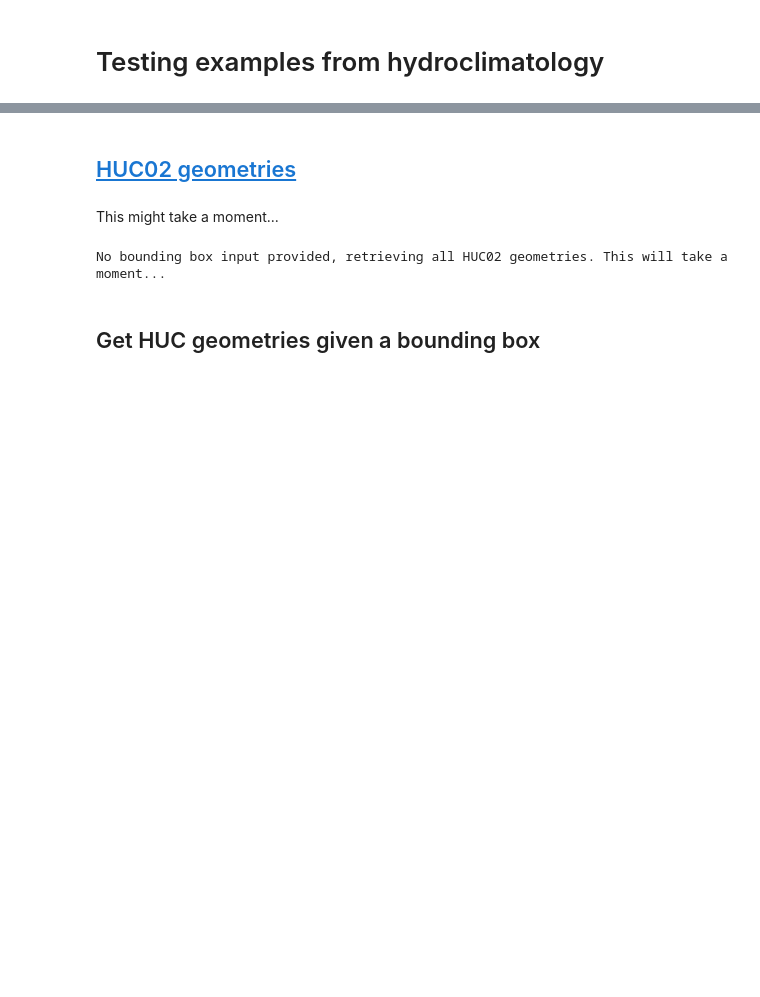
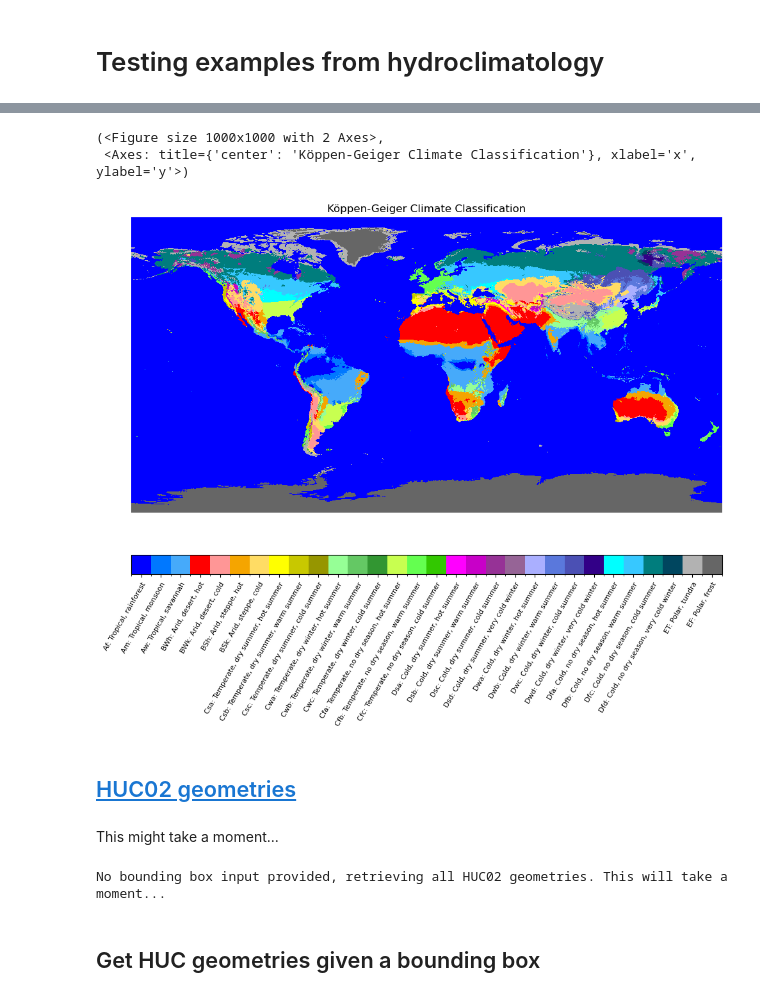
Before and after one commit to egagli/easysnowdata, a Jupyter notebook: docs/examples/hydroclimatology_examples.ipynb, the cells around one changed output, grey strips where cells are left out. Drawn from its saved outputs; the diff is of its cells as text; code cells hidden in the pictures; blank space fills up the shorter version.

Commit message:
add koppen geiger data

```diff
--- a/docs/examples/hydroclimatology_examples.ipynb
+++ b/docs/examples/hydroclimatology_examples.ipynb
@@ -22,3 +34,9 @@ bbox_gdf = gpd.read_file(
+# %%
+koppen_geiger_da.attrs['plot_classes'](koppen_geiger_da)
+# %% [output]
+(<Figure size 1000x1000 with 2 Axes>,
+ <Axes: title={'center': 'Köppen-Geiger Climate Classification'}, xlabel='x', ylabel='y'>)
+[figure, added]
 # %% [markdown]
 ## [HUC02 geometries](https://developers.google.com/earth-engine/datasets/catalog/USGS_WBD_2017_HUC02)
 # %% [markdown]
```
Also changed, not shown: parts of 5 cells of this notebook, 1 other file.
